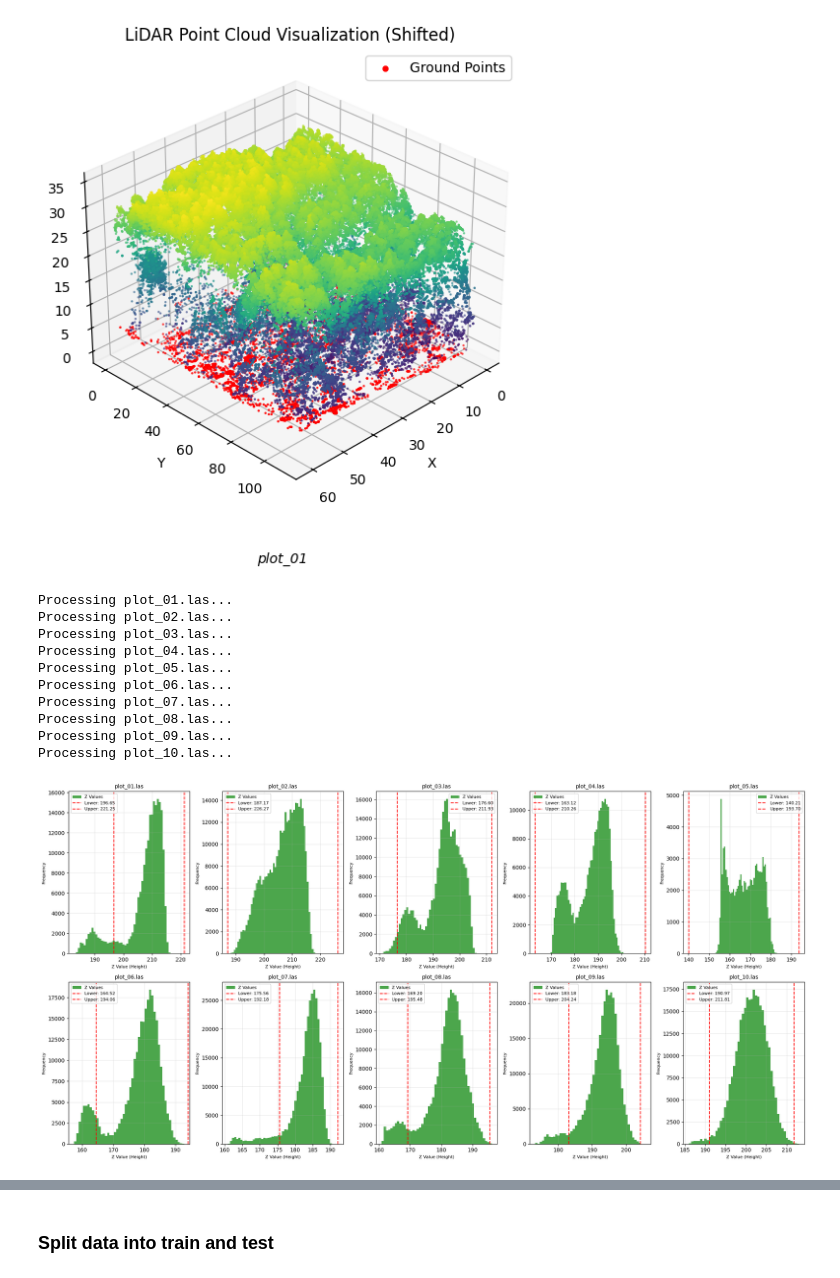
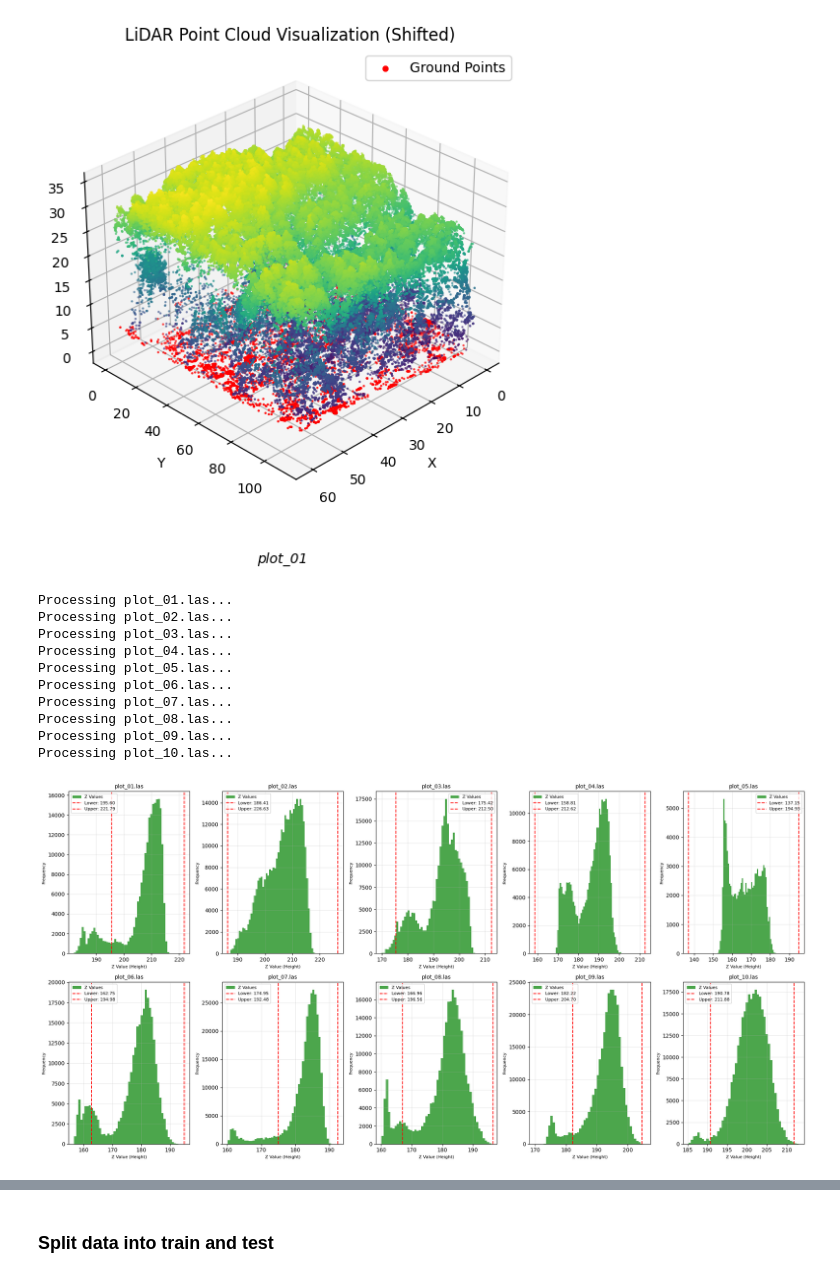
Before and after one commit to pariaighanian/LiDAR-Based-Tree-Detection, a Jupyter notebook: src/main.ipynb, the cells around one changed output, grey strips where cells are left out. Drawn from its saved outputs; the diff is of its cells as text; code cells hidden in the pictures.

```diff
--- a/src/main.ipynb
+++ b/src/main.ipynb
@@ -35,15 +38,13 @@ import collections
 # %%
-def load_and_filter_las(file_path: str, filter_class: int = 5) -> np.ndarray:
+def load_las_file(file_path: str) -> laspy.LasData:
     """
-    Load a .las file and return points filtered by classification.
+    Load a .las file and return the full laspy.LasData object.
     """
     try:
         las = laspy.read(file_path)
-        mask = (las.classification == filter_class)
-        points = np.stack([las.x[mask], las.y[mask], las.z[mask]], axis=1)
-        return points
+        return las
     except Exception as e:
-        print(f"Error loading and filtering file: {e}")
+        print(f"Error loading file: {e}")
         return None
 # %%
 def shift_points_to_origin(points) -> np.ndarray:
@@ -118,12 +119,10 @@ def calculate_iqr_outliers(z_values: np.ndarray) -> Tuple[float, float]:
 
     return lower_bound, upper_bound
 # %%
-def plot_z_distribution(points: np.ndarray, ax, file_name: str):
+def plot_z_distribution(z_values: np.ndarray, ax, file_name: str):
     """
-    Plot the Z-value distribution for the given points on a specific subplot, with outlier boundaries.
+    Plot the Z-value distribution for the given z-values on a specific subplot, with outlier boundaries.
     """
-    z_values = points[:, 2]
-
     lower_bound, upper_bound = calculate_iqr_outliers(z_values)
 
     # Plot histogram
@@ -316,31 +337,29 @@ plot_shifted_lidar(plot_las_files[0])
 # %%
 fig, axes = plt.subplots(2, 5, figsize=(20, 10))
 axes = axes.flatten()
 
 for i, file_path in enumerate(plot_las_files[:10]):
     file_name = os.path.basename(file_path)
     print(f"Processing {file_name}...")
 
-    # Load and filter points
-    points = load_and_filter_las(file_path, filter_class=5)
-    if points is None or len(points) == 0:
+    las = load_las_file(file_path)
+    if las is None or len(las.x) == 0:
         print(f"Skipping {file_name} due to an error or no valid points.")
         continue
 
-    plot_z_distribution(points, axes[i], file_name)
-
+    plot_z_distribution(las.z, axes[i], file_name)
 
 plt.tight_layout()
 plt.show()
 # %% [output]
 Processing plot_01.las...
 Processing plot_02.las...
 Processing plot_03.las...
 Processing plot_04.las...
 Processing plot_05.las...
 Processing plot_06.las...
 Processing plot_07.las...
 Processing plot_08.las...
 Processing plot_09.las...
 Processing plot_10.las...
-[figure, old version]
+[figure, new version]
```
Also changed, not shown: parts of 22 cells of this notebook.
